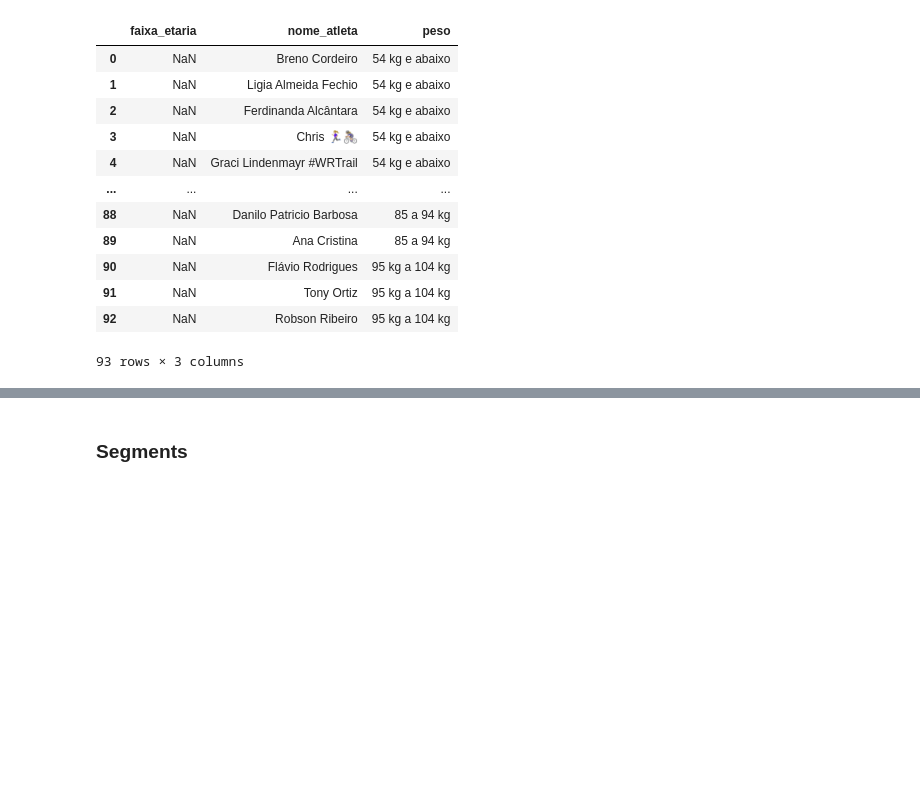
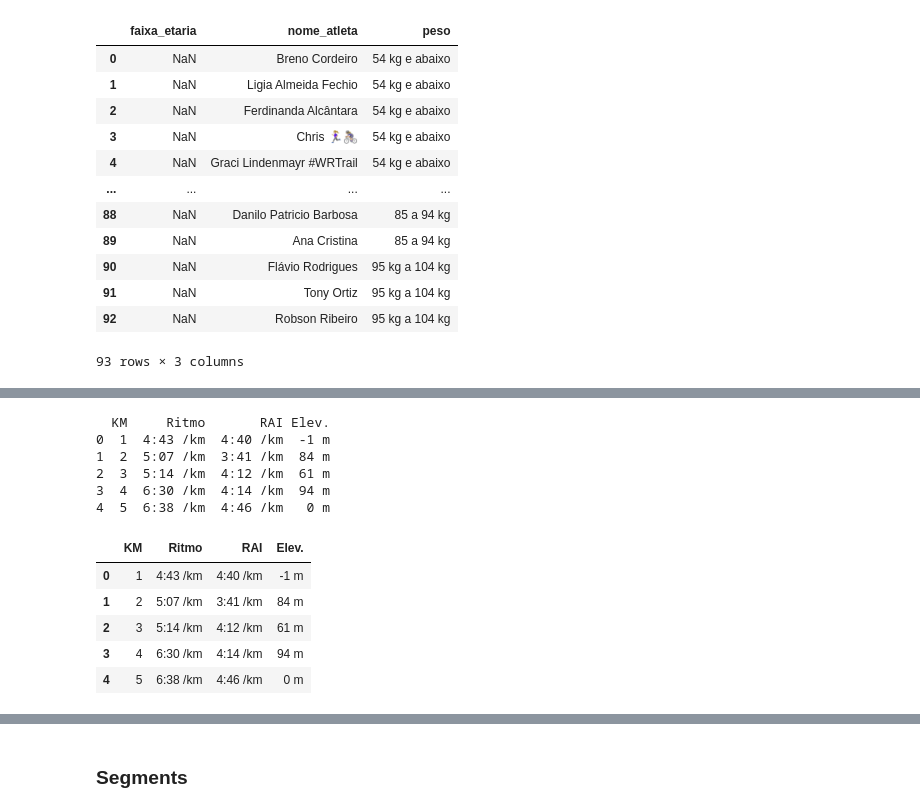
Before and after one commit to joaomts/-strava_analytics, a Jupyter notebook: web_scrapping_strava.ipynb, the cells around one changed output, grey strips where cells are left out. Cells and saved outputs as stored; diff of their text form; code cells hidden in the pictures; blank space fills up the shorter version.

```diff
--- a/web_scrapping_strava.ipynb
+++ b/web_scrapping_strava.ipynb
@@ -359,0 +509,44 @@ except
+# %%
+def pega_tabela_inicial():
+    """
+    Extrai a tabela de voltas da página inicial do segmento do atleta do Strava
+    """
+
+    # Encontrar a tabela
+    table = driver.find_element(By.XPATH, '//*[@id="run-efforts-table"]/section/table')
+
+    # Pegar os cabeçalhos
+    headers = [th.text for th in table.find_elements(By.TAG_NAME, "th")]
+
+    # Pegar os dados da tabela
+    data = []
+    for row in table.find_elements(By.TAG_NAME, "tr")[1:]:  # Ignora o cabeçalho
+        cols = [td.text for td in row.find_elements(By.TAG_NAME, "td")]
+        data.append(cols)
+
+    # Criar DataFrame e salvar como CSV
+    df = pd.DataFrame(data, columns=headers)
+
+    return df
+
+
+# Exemplo de uso:
+url_strava = "https://www.strava.com/activities/9681673457#3128470765882939836"
+df_voltas = pega_tabela_inicial()
+print(df_voltas.head())  # Exibe as primeiras linhas do DataFrame
+# %% [output]
+  KM     Ritmo       RAI Elev.
+0  1  4:43 /km  4:40 /km  -1 m
+1  2  5:07 /km  3:41 /km  84 m
+2  3  5:14 /km  4:12 /km  61 m
+3  4  6:30 /km  4:14 /km  94 m
+4  5  6:38 /km  4:46 /km   0 m
+# %%
+df_voltas.head()
+# %% [output]
+|  | KM | Ritmo | RAI | Elev. |
+| 0 | 1 | 4:43 /km | 4:40 /km | -1 m |
+| 1 | 2 | 5:07 /km | 3:41 /km | 84 m |
+| 2 | 3 | 5:14 /km | 4:12 /km | 61 m |
+| 3 | 4 | 6:30 /km | 4:14 /km | 94 m |
+| 4 | 5 | 6:38 /km | 4:46 /km | 0 m |
```
Also changed, not shown: parts of 12 cells of this notebook, 1 other file.
